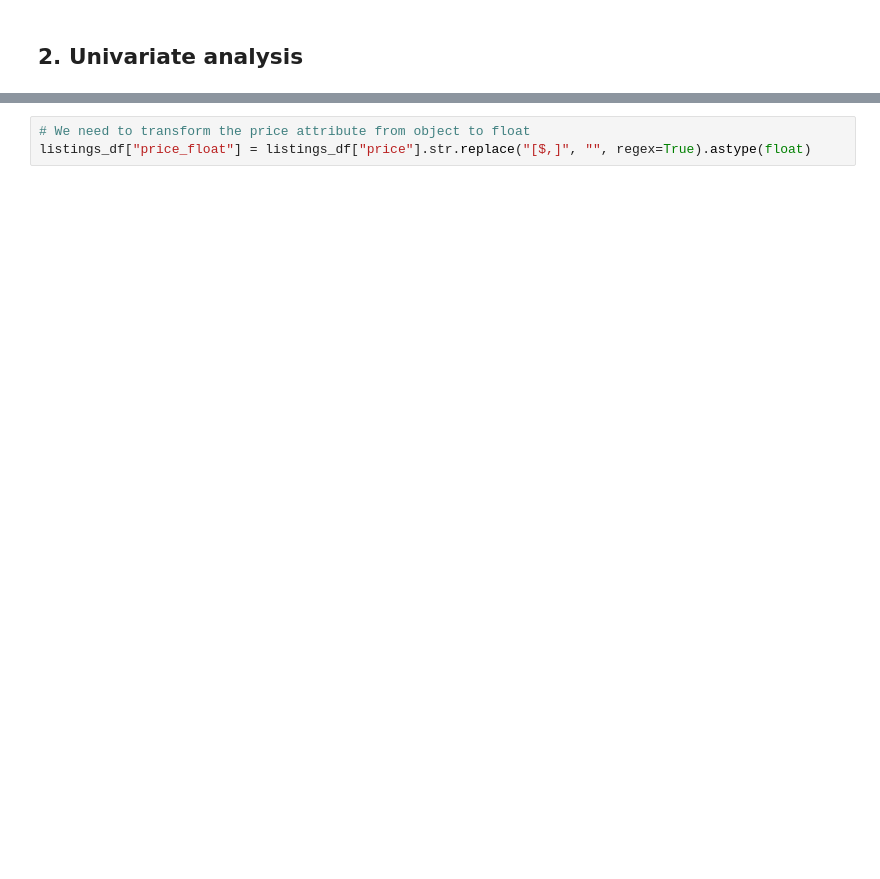
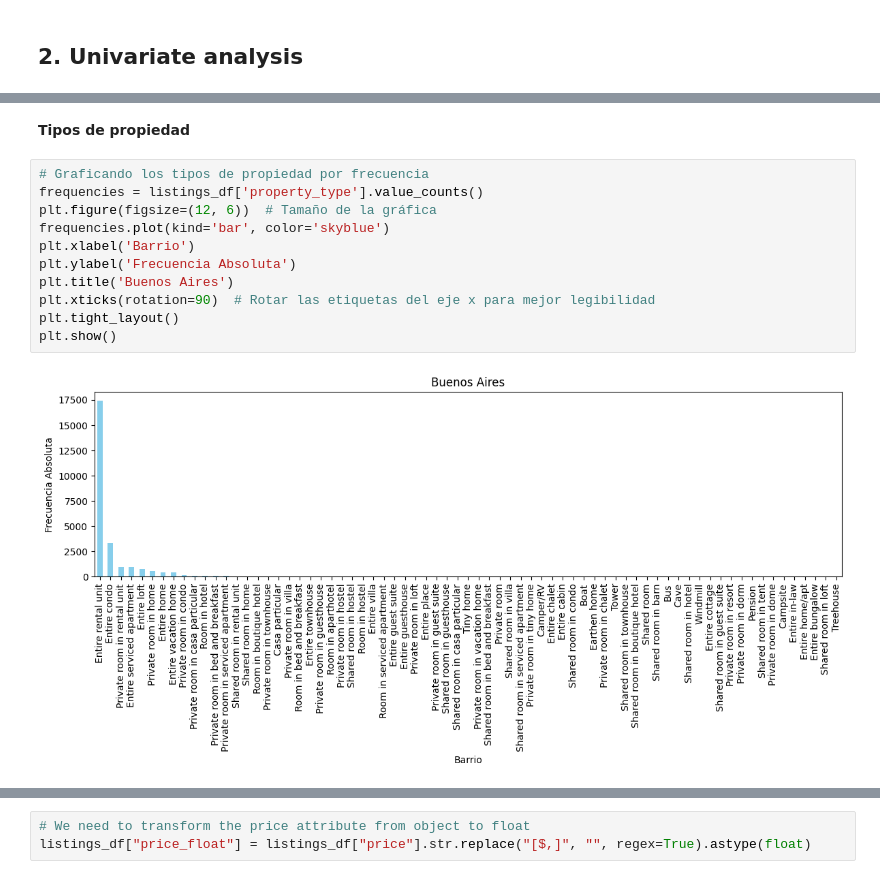
Before and after one commit to jvmorenot1/Taller1_Ciencia_Datos, a Jupyter notebook: Taller_1.ipynb, the cells around one changed output, grey strips where cells are left out. Saved outputs shown, nothing was run; the diff lists cells and outputs as text; blank space fills up the shorter version.

```diff
--- a/Taller_1.ipynb
+++ b/Taller_1.ipynb
@@ -49,3 +111,18 @@ listings_df["neighbourhood_cleansed"].unique()
+# %% [markdown]
+**Tipos de propiedad**
+# %%
+# Graficando los tipos de propiedad por frecuencia
+frequencies = listings_df['property_type'].value_counts()
+plt.figure(figsize=(12, 6))  # Tamaño de la gráfica
+frequencies.plot(kind='bar', color='skyblue')
+plt.xlabel('Barrio')
+plt.ylabel('Frecuencia Absoluta')
+plt.title('Buenos Aires')
+plt.xticks(rotation=90)  # Rotar las etiquetas del eje x para mejor legibilidad
+plt.tight_layout()
+plt.show()
+# %% [output]
+[figure, added]
 # %%
 # Calculating the relative frecuency of room types
 listings_df["room_type"].value_counts(dropna=False, normalize=True) # You can set normalize to False for calculating the absolute frecuency
```
Also changed, not shown: parts of 54 cells of this notebook.
